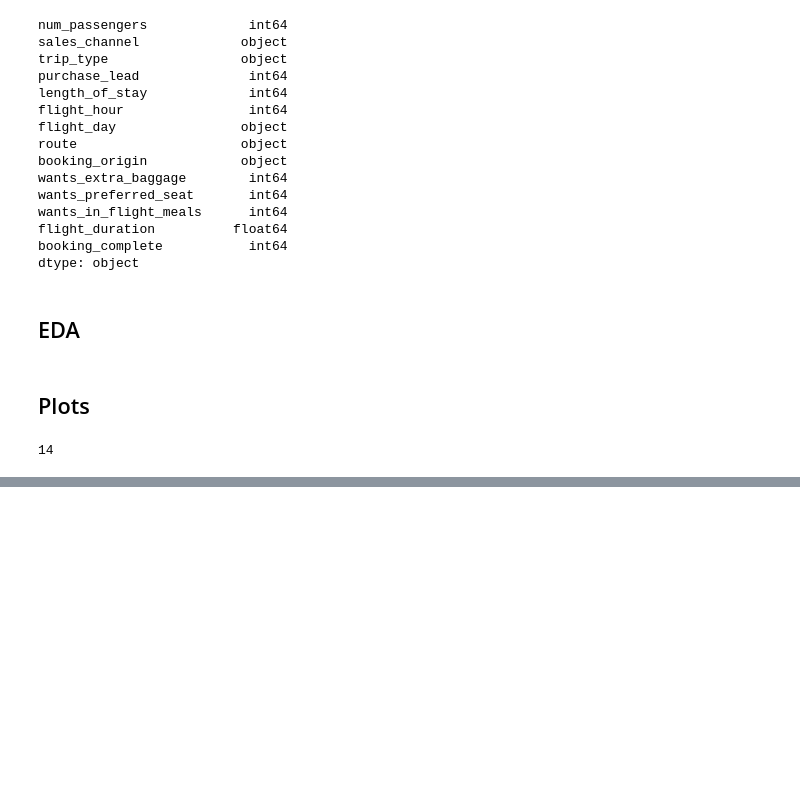
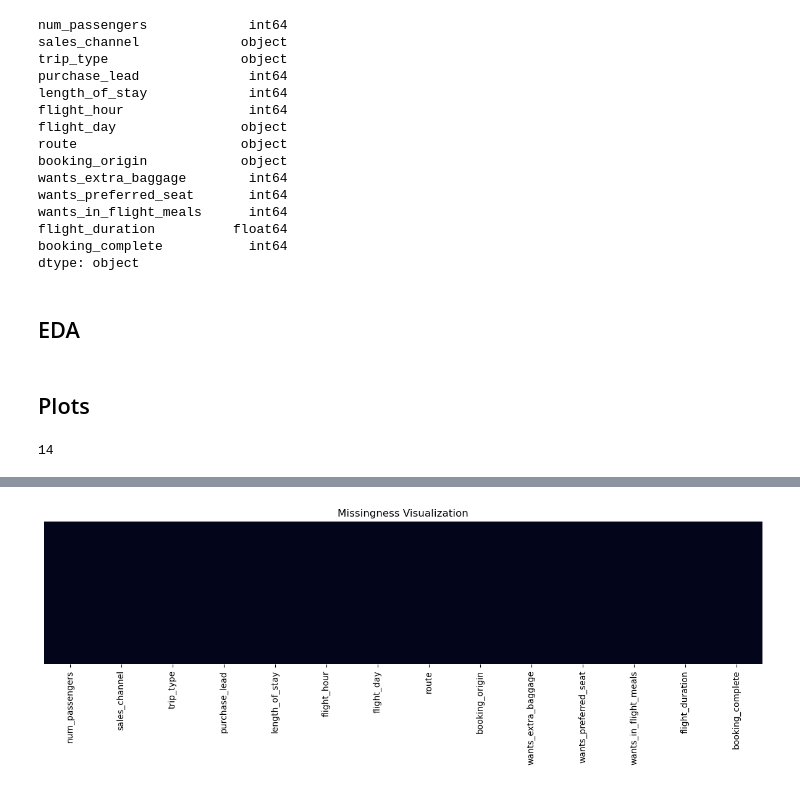
Before and after one commit to Ds2023/British_Airways_Predictive_Booking_Model, a Jupyter notebook: notebooks/eda.ipynb, the cells around one changed output, grey strips where cells are left out. Cells and saved outputs as stored; diff of their text form; code cells hidden in the pictures; blank space fills up the shorter version.

```diff
--- a/notebooks/eda.ipynb
+++ b/notebooks/eda.ipynb
@@ -88,0 +80,7 @@ import seaborn as sns
+# %%
+plt.figure(figsize=(15,3))
+sns.heatmap(data.isnull(),yticklabels=False,cbar=False)
+plt.title("Missingness Visualization")
+plt.show()
+# %% [output]
+[figure, added]
```
Also changed, not shown: parts of 19 cells of this notebook, 1 other file.
